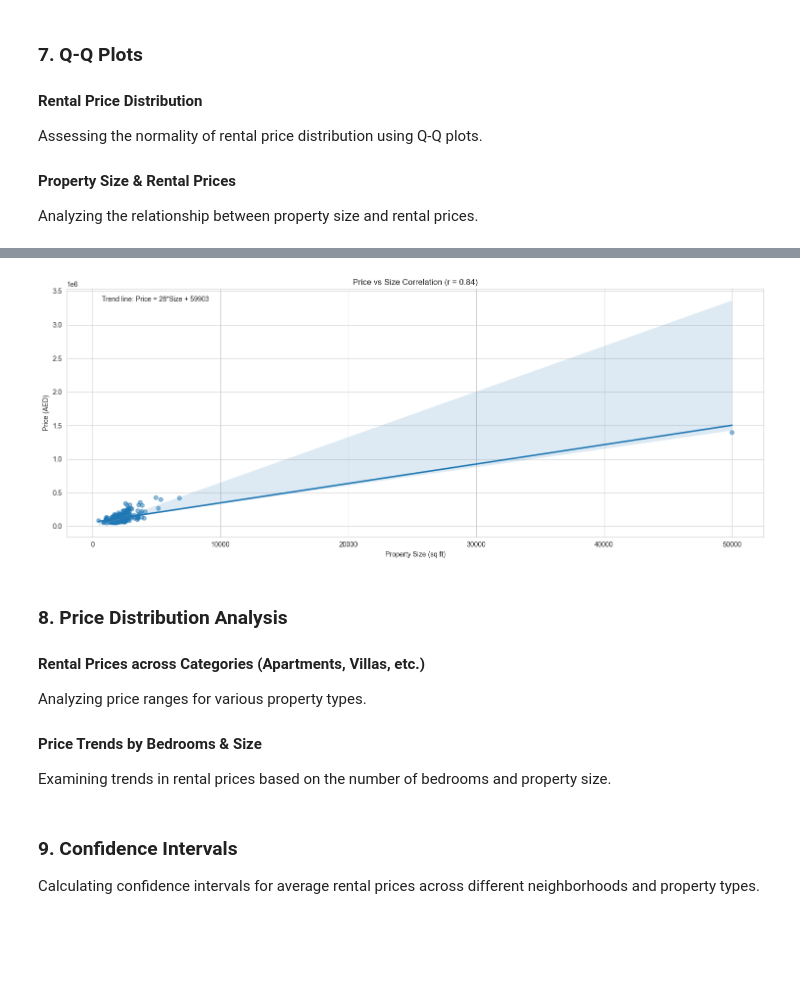
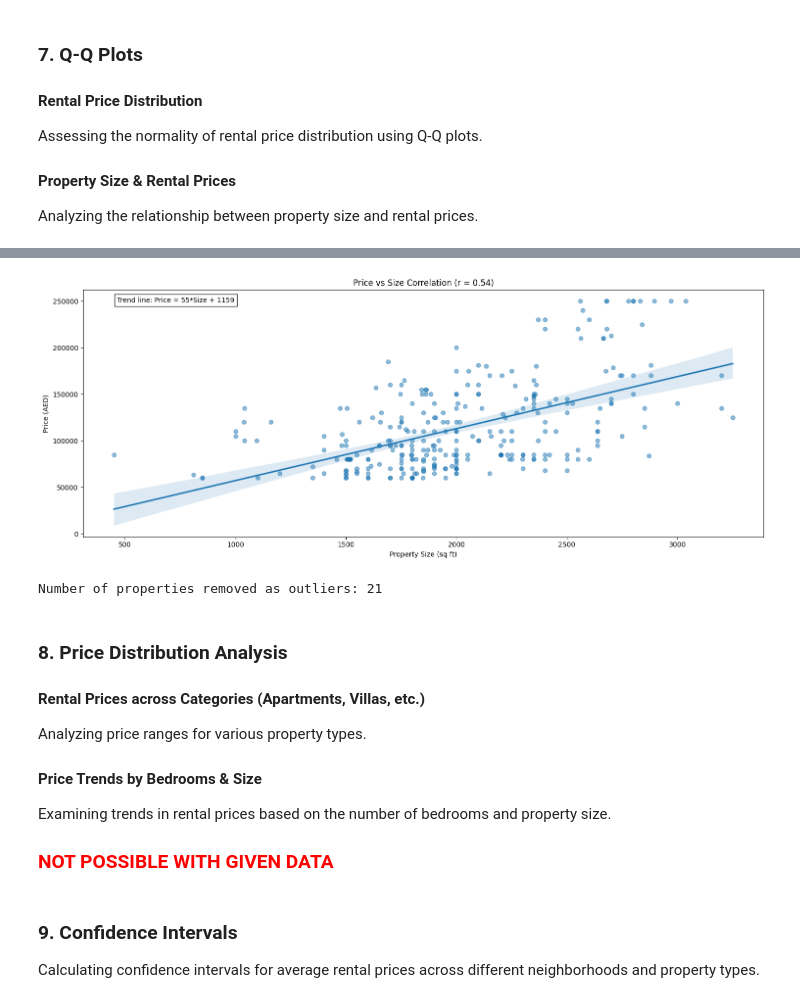
Before and after one commit to HamdanAlhajeri/StatisticsDubbizle, a Jupyter notebook: Data.ipynb, the cells around one changed output, grey strips where cells are left out. Drawn from its saved outputs; the diff is of its cells as text; code cells hidden in the pictures; blank space fills up the shorter version.

Commit message:
Fixed errors added notes and changed an image name

```diff
--- a/Data.ipynb
+++ b/Data.ipynb
@@ -187,26 +206,37 @@ plt.show()
 # %%
+# Create figure
 plt.figure(figsize=(15, 6))
 
-# Calculate correlation coefficient
-correlation = db['Size'].corr(db['Price'])
+# Remove outliers (optional)
+Q1 = db['Size'].quantile(0.25)
+Q3 = db['Size'].quantile(0.75)
+IQR = Q3 - Q1
+size_outlier_cutoff = Q3 + 1.5 * IQR
+db_filtered = db[db['Size'] <= size_outlier_cutoff]
 
-# Create scatter plot with regression line and correlation info
-sns.regplot(x='Size', y='Price', data=db, scatter_kws={'alpha':0.5})
+# Calculate correlation coefficient for filtered data
+correlation = db_filtered['Size'].corr(db_filtered['Price'])
+
+# Create scatter plot with regression line
+sns.regplot(x='Size', y='Price', data=db_filtered, scatter_kws={'alpha':0.5})
 plt.title(f'Price vs Size Correlation (r = {correlation:.2f})')
 plt.xlabel('Property Size (sq ft)')
 plt.ylabel('Price (AED)')
 
 # Add trend statistics
-z = np.polyfit(db['Size'], db['Price'], 1)
-p = np.poly1d(z)
+z = np.polyfit(db_filtered['Size'], db_filtered['Price'], 1)
 trend_text = f'Trend line: Price = {int(z[0])}*Size + {int(z[1])}'
 plt.text(0.05, 0.95, trend_text, transform=plt.gca().transAxes,
          bbox=dict(facecolor='white', alpha=0.8))
 
 plt.tight_layout()
 plt.show()
+
+# Print summary of removed outliers (optional)
+print(f"Number of properties removed as outliers: {len(db) - len(db_filtered)}")
 # %% [output]
-[figure, old version]
+[figure, new version]
+Number of properties removed as outliers: 21
 # %% [markdown]
 ### 8. Price Distribution Analysis
 #### Rental Prices across Categories (Apartments, Villas, etc.)
@@ -214,6 +244,8 @@ Analyzing price ranges for various property types.
 
 #### Price Trends by Bedrooms & Size
 Examining trends in rental prices based on the number of bedrooms and property size.
+
+### <span style="color: red">NOT POSSIBLE WITH GIVEN DATA</span>
 # %% [markdown]
 ### 9. Confidence Intervals
 Calculating confidence intervals for average rental prices across different neighborhoods and property types.
```
Also changed, not shown: parts of 10 cells of this notebook, 6 other files.
